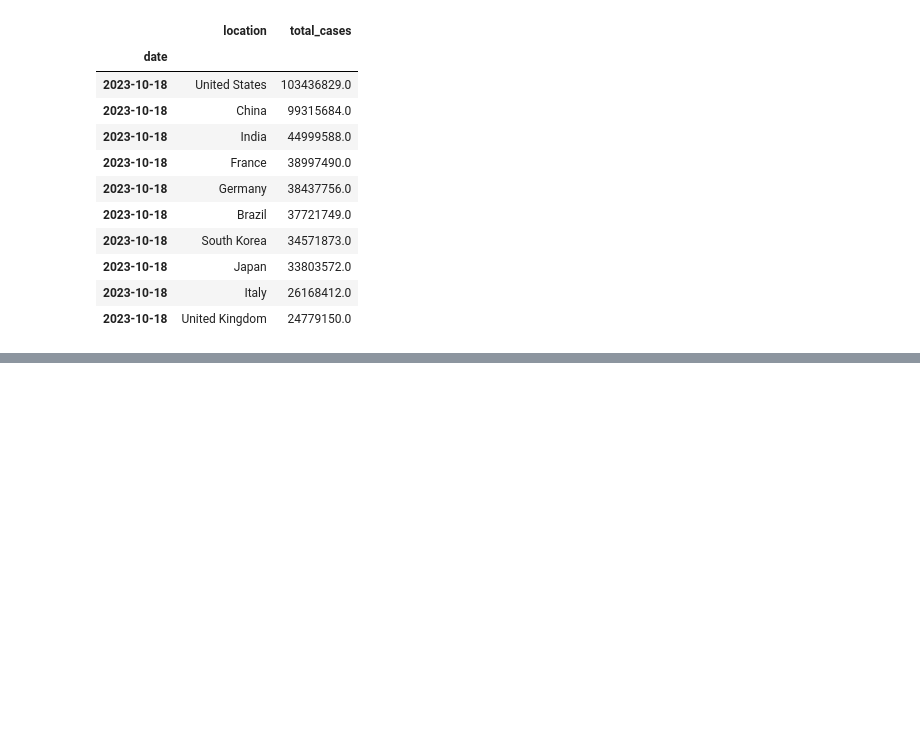
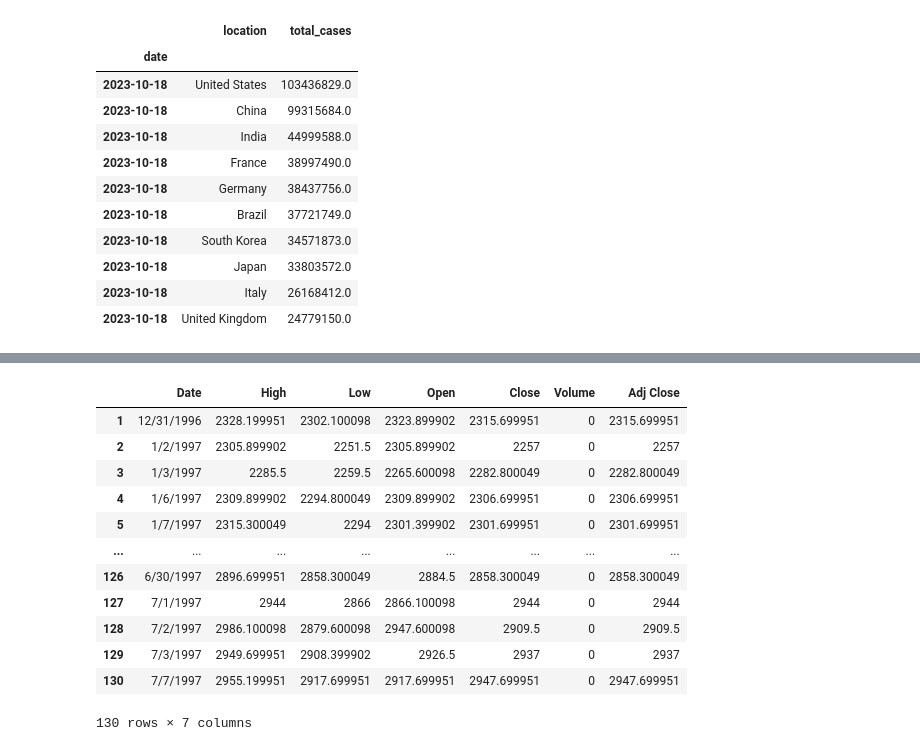
Before and after one commit to datla-ria/Project-1, a Jupyter notebook: project-1.ipynb, the cells around one changed output, grey strips where cells are left out. Saved outputs shown, nothing was run; the diff lists cells and outputs as text; code cells hidden in the pictures; blank space fills up the shorter version.

```diff
--- a/project-1.ipynb
+++ b/project-1.ipynb
@@ -280,0 +317,18 @@ date_total_cases.head(10)
+# %%
+#CAC 40 dataset as a subset of the indices dataframe
+cac_df = indices_data_df.iloc[:, [0] + list(range(64,70))]
+cac_df.head(130)
+# %% [output]
+|  | Date | High | Low | Open | Close | Volume | Adj Close |
+| 1 | 12/31/1996 | 2328.199951 | 2302.100098 | 2323.899902 | 2315.699951 | 0 | 2315.699951 |
+| 2 | 1/2/1997 | 2305.899902 | 2251.5 | 2305.899902 | 2257 | 0 | 2257 |
+| 3 | 1/3/1997 | 2285.5 | 2259.5 | 2265.600098 | 2282.800049 | 0 | 2282.800049 |
+| 4 | 1/6/1997 | 2309.899902 | 2294.800049 | 2309.899902 | 2306.699951 | 0 | 2306.699951 |
+| 5 | 1/7/1997 | 2315.300049 | 2294 | 2301.399902 | 2301.699951 | 0 | 2301.699951 |
+| ... | ... | ... | ... | ... | ... | ... | ... |
+| 126 | 6/30/1997 | 2896.699951 | 2858.300049 | 2884.5 | 2858.300049 | 0 | 2858.300049 |
+| 127 | 7/1/1997 | 2944 | 2866 | 2866.100098 | 2944 | 0 | 2944 |
+| 128 | 7/2/1997 | 2986.100098 | 2879.600098 | 2947.600098 | 2909.5 | 0 | 2909.5 |
+| 129 | 7/3/1997 | 2949.699951 | 2908.399902 | 2926.5 | 2937 | 0 | 2937 |
+| 130 | 7/7/1997 | 2955.199951 | 2917.699951 | 2917.699951 | 2947.699951 | 0 | 2947.699951 |
+130 rows × 7 columns
```
Also changed, not shown: parts of 3 cells of this notebook.
